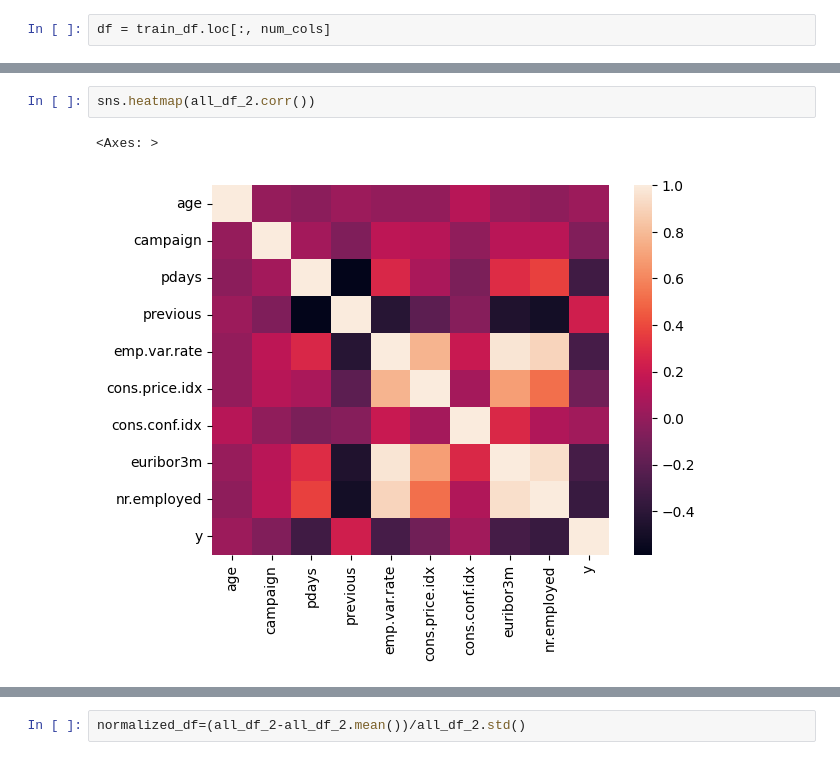
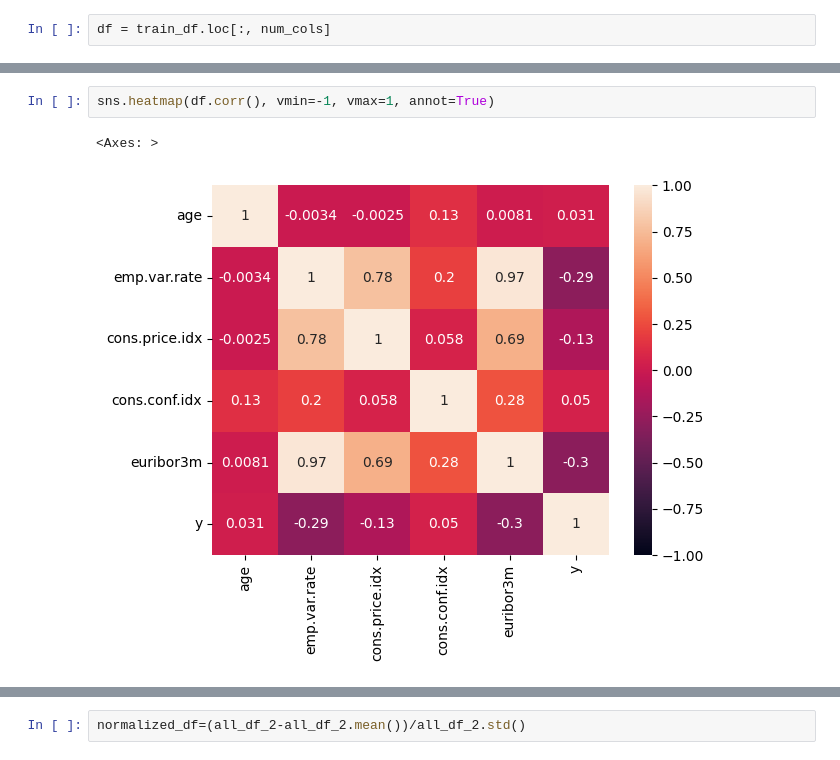
Before and after one commit to rzadrzi/deep-learning-pytorch, a Jupyter notebook: ANN/bank_marketing.ipynb, the cells around one changed output, grey strips where cells are left out. Cells and saved outputs as stored; diff of their text form.

```diff
--- a/ANN/bank_marketing.ipynb
+++ b/ANN/bank_marketing.ipynb
@@ -161,6 +141,6 @@ all_df_2.corr()
-# %%
-sns.heatmap(all_df_2.corr())
-# %% [output]
-<Axes: >
-[figure, removed]
+# %%
+sns.heatmap(df.corr(), vmin=-1, vmax=1, annot=True)
+# %% [output]
+<Axes: >
+[figure, added]
 # %%
```
Also changed, not shown: parts of 11 cells of this notebook.
